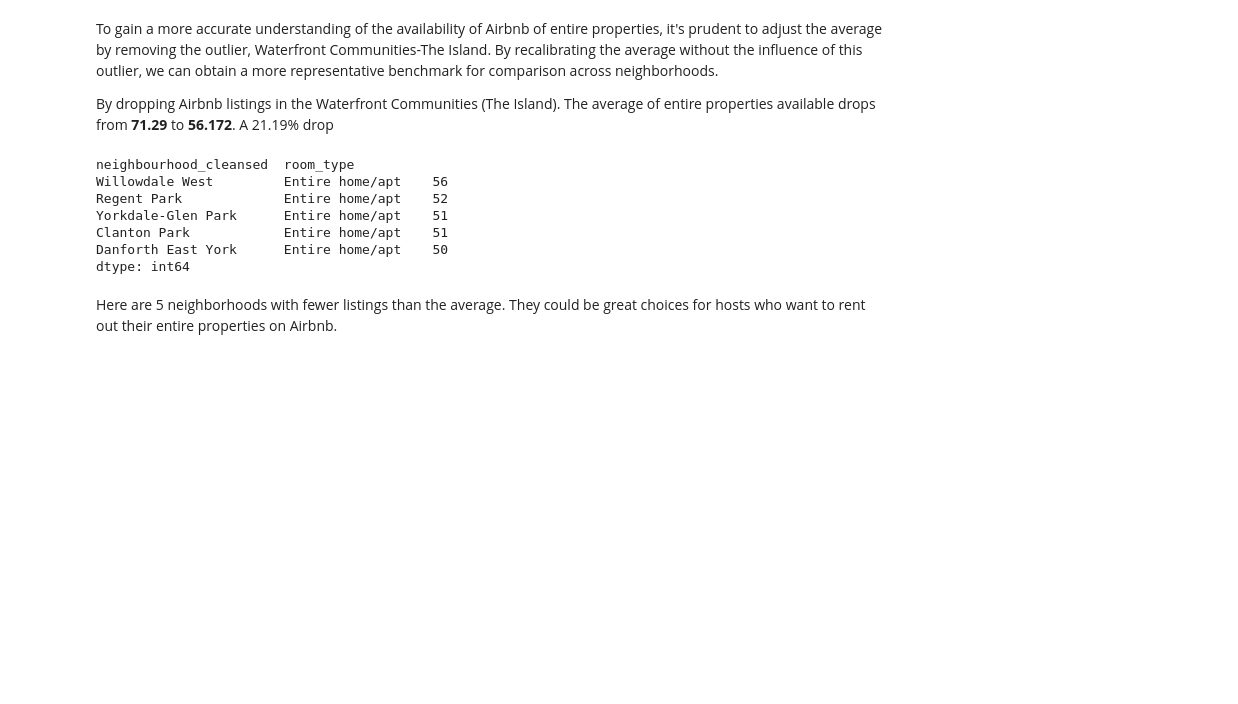
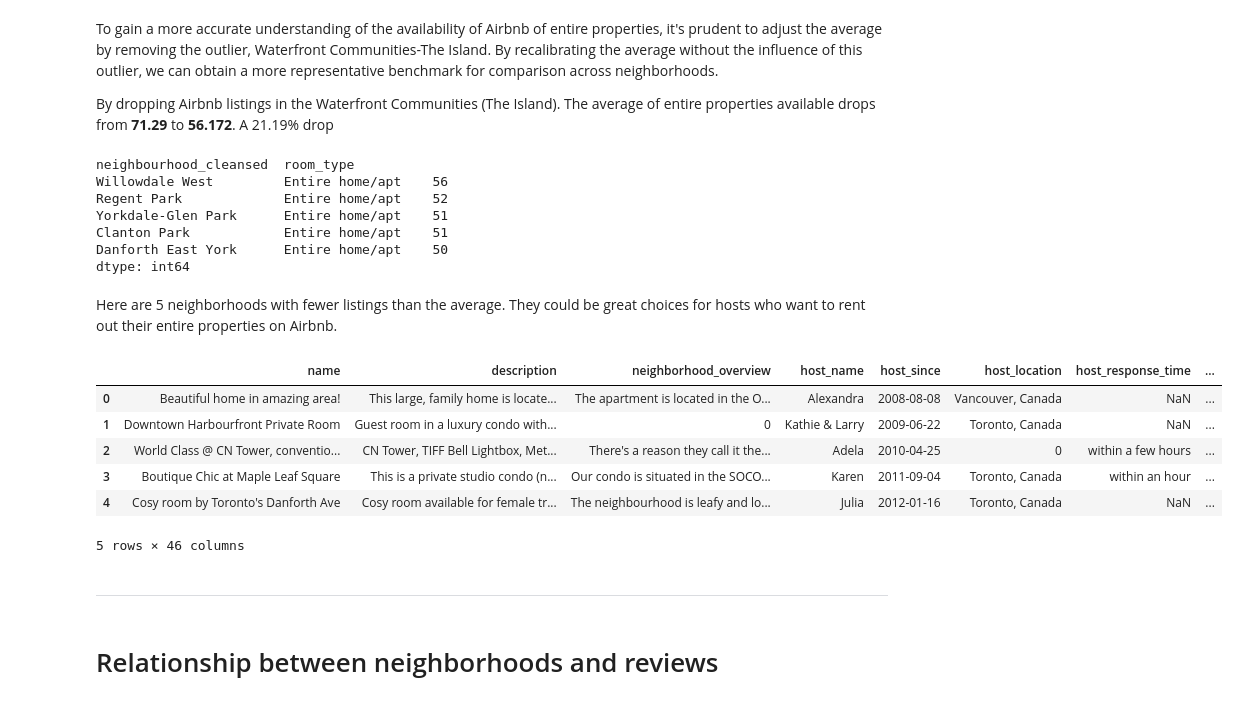
Before and after one commit to Etnawu/Data-analysis-of-Airbnb-in-Toronto, a Jupyter notebook: Airbnb.ipynb, the cells around one changed output. Cells and saved outputs as stored; diff of their text form; code cells hidden in the pictures; blank space fills up the shorter version.

```diff
--- a/Airbnb.ipynb
+++ b/Airbnb.ipynb
@@ -268,3 +273,19 @@ Danforth East York      Entire home/apt    50
 dtype: int64
 # %% [markdown]
 Here are 5 neighborhoods with fewer listings than the average. They could be great choices for hosts who want to rent out their entire properties on Airbnb.
+# %%
+df.head()
+# %% [output]
+|  | name | description | neighborhood_overview | host_name | host_since | host_location | host_response_time | ... |
+| 0 | Beautiful home in amazing area! | This large, family home is locate... | The apartment is located in the O... | Alexandra | 2008-08-08 | Vancouver, Canada | NaN | ... |
+| 1 | Downtown Harbourfront Private Room | Guest room in a luxury condo with... | 0 | Kathie & Larry | 2009-06-22 | Toronto, Canada | NaN | ... |
+| 2 | World Class @ CN Tower, conventio... | CN Tower, TIFF Bell Lightbox, Met... | There's a reason they call it the... | Adela | 2010-04-25 | 0 | within a few hours | ... |
+| 3 | Boutique Chic at Maple Leaf Square | This is a private studio condo (n... | Our condo is situated in the SOCO... | Karen | 2011-09-04 | Toronto, Canada | within an hour | ... |
+| 4 | Cosy room by Toronto's Danforth Ave | Cosy room available for female tr... | The neighbourhood is leafy and lo... | Julia | 2012-01-16 | Toronto, Canada | NaN | ... |
+5 rows × 46 columns
+# %% [markdown]
+
+
+---
+# %% [markdown]
+# Relationship between neighborhoods and reviews
```
Also changed, not shown: parts of 3 cells of this notebook.
